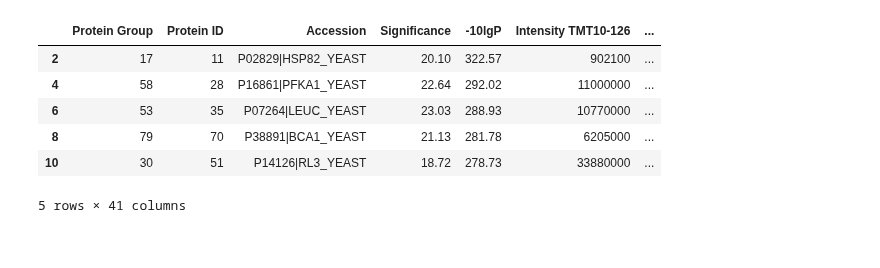
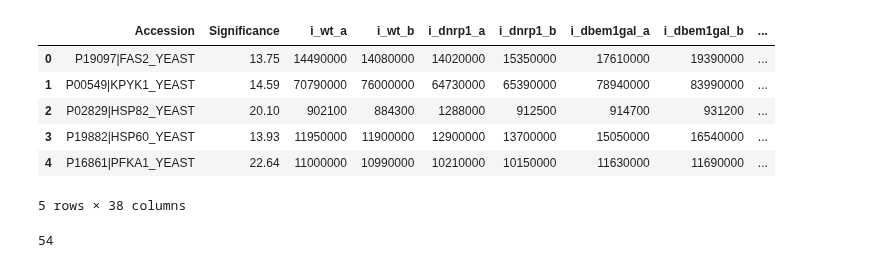
Before and after one commit to leilaicruz/mass-spec-analysis, a Jupyter notebook: notebooks/enrichment_analysis.ipynb, the cells around one changed output. Drawn from its saved outputs; the diff is of its cells as text; code cells hidden in the pictures.

```diff
--- a/notebooks/enrichment_analysis.ipynb
+++ b/notebooks/enrichment_analysis.ipynb
@@ -10,17 +14,26 @@ data=pd.read_excel("../data/raw/MP_CDR_ES16072021_TMT10plex_v01.xlsx",engine='op
+# %%
+## Convert significances to p-values . -10*logP=significance
+data_processed=data.copy()
+data_processed["p-value"]=10**(-data_processed["Significance"]/10)
+data_processed.drop(columns=["-10lgP","Protein Group","Protein ID","PTM"],inplace=True)
+
+data_processed.head()
+# %% [output]
+|  | Accession | Significance | i_wt_a | i_wt_b | i_dnrp1_a | i_dnrp1_b | i_dbem1gal_a | i_dbem1gal_b | ... |
+| 0 | P19097|FAS2_YEAST | 13.75 | 14490000 | 14080000 | 14020000 | 15350000 | 17610000 | 19390000 | ... |
+| 1 | P00549|KPYK1_YEAST | 14.59 | 70790000 | 76000000 | 64730000 | 65390000 | 78940000 | 83990000 | ... |
+| 2 | P02829|HSP82_YEAST | 20.10 | 902100 | 884300 | 1288000 | 912500 | 914700 | 931200 | ... |
+| 3 | P19882|HSP60_YEAST | 13.93 | 11950000 | 11900000 | 12900000 | 13700000 | 15050000 | 16540000 | ... |
+| 4 | P16861|PFKA1_YEAST | 22.64 | 11000000 | 10990000 | 10210000 | 10150000 | 11630000 | 11690000 | ... |
+5 rows × 38 columns
 # %%
 # Define a subset of significant data
 
-significant_subset=data[(data['Significance']>data['Significance'].max()/2) & (data['-10lgP']>data['-10lgP'].max()/2)]
+significant_subset=data_processed[(data_processed['Significance']>20)]
+
+len(significant_subset)
+# %% [output]
+54
-# %%
-significant_subset.head()
-# %% [output]
-|  | Protein Group | Protein ID | Accession | Significance | -10lgP | Intensity TMT10-126 | ... |
-| 2 | 17 | 11 | P02829|HSP82_YEAST | 20.10 | 322.57 | 902100 | ... |
-| 4 | 58 | 28 | P16861|PFKA1_YEAST | 22.64 | 292.02 | 11000000 | ... |
-| 6 | 53 | 35 | P07264|LEUC_YEAST | 23.03 | 288.93 | 10770000 | ... |
-| 8 | 79 | 70 | P38891|BCA1_YEAST | 21.13 | 281.78 | 6205000 | ... |
-| 10 | 30 | 51 | P14126|RL3_YEAST | 18.72 | 278.73 | 33880000 | ... |
-5 rows × 41 columns
 # %%
 significant_subset.columns
 significant_subset.index=significant_subset["Accession"]
```
Also changed, not shown: parts of 7 cells of this notebook, 28 other files.
